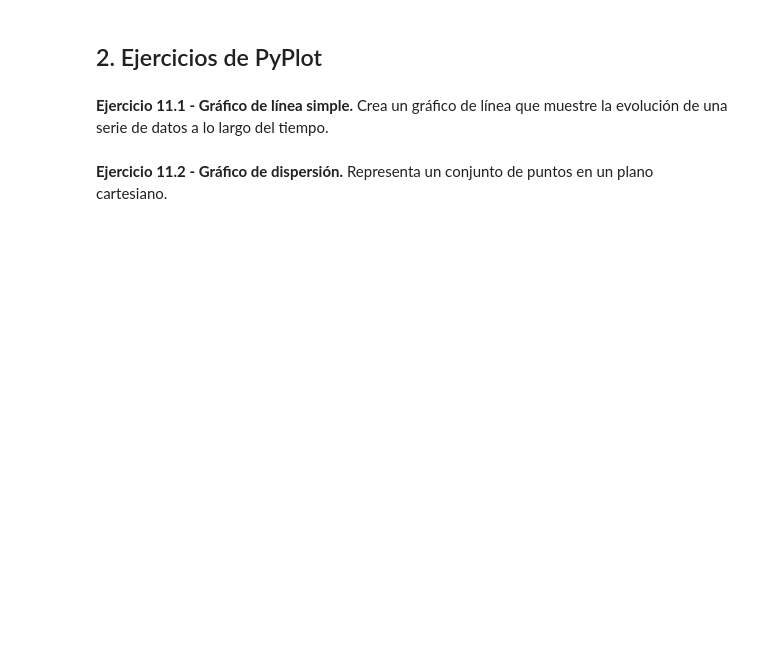
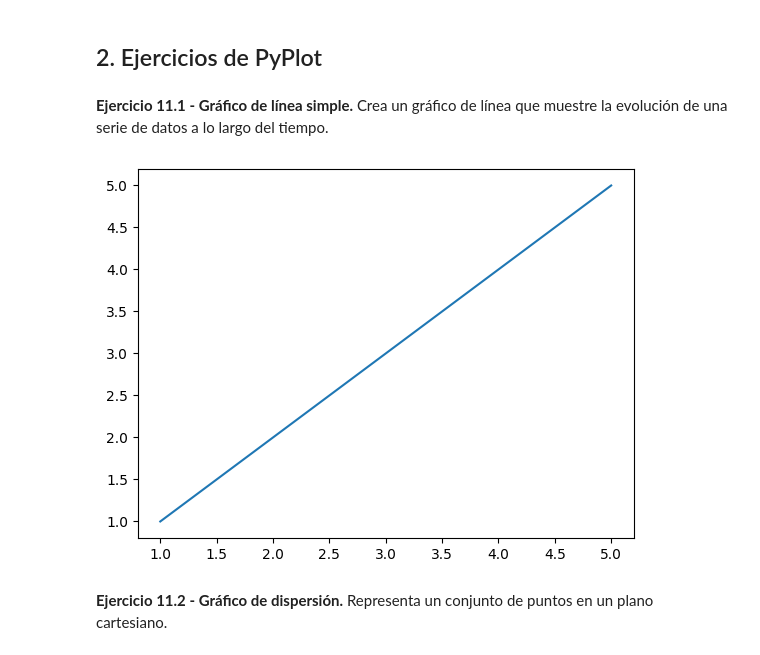
Before and after one commit to fedeegmz/python-labs, a Jupyter notebook: tp-8.ipynb, the cells around one changed output. Saved outputs shown, nothing was run; the diff lists cells and outputs as text; code cells hidden in the pictures; blank space fills up the shorter version.

```diff
--- a/tp-8.ipynb
+++ b/tp-8.ipynb
@@ -206,6 +214,11 @@ game(vector)
 **Ejercicio 11.1 - Gráfico de línea simple.** Crea un gráfico de línea que muestre la evolución de una serie de datos a lo largo del tiempo.
 # %%
 datos = [1, 2, 3, 4, 5]
+
+plt.plot(datos, datos)
+plt.show()
+# %% [output]
+[figure, added]
 # %% [markdown]
 **Ejercicio 11.2 - Gráfico de dispersión.** Representa un conjunto de puntos en un plano cartesiano.
 # %%
```
Also changed, not shown: parts of 8 cells of this notebook, 1 other file.
